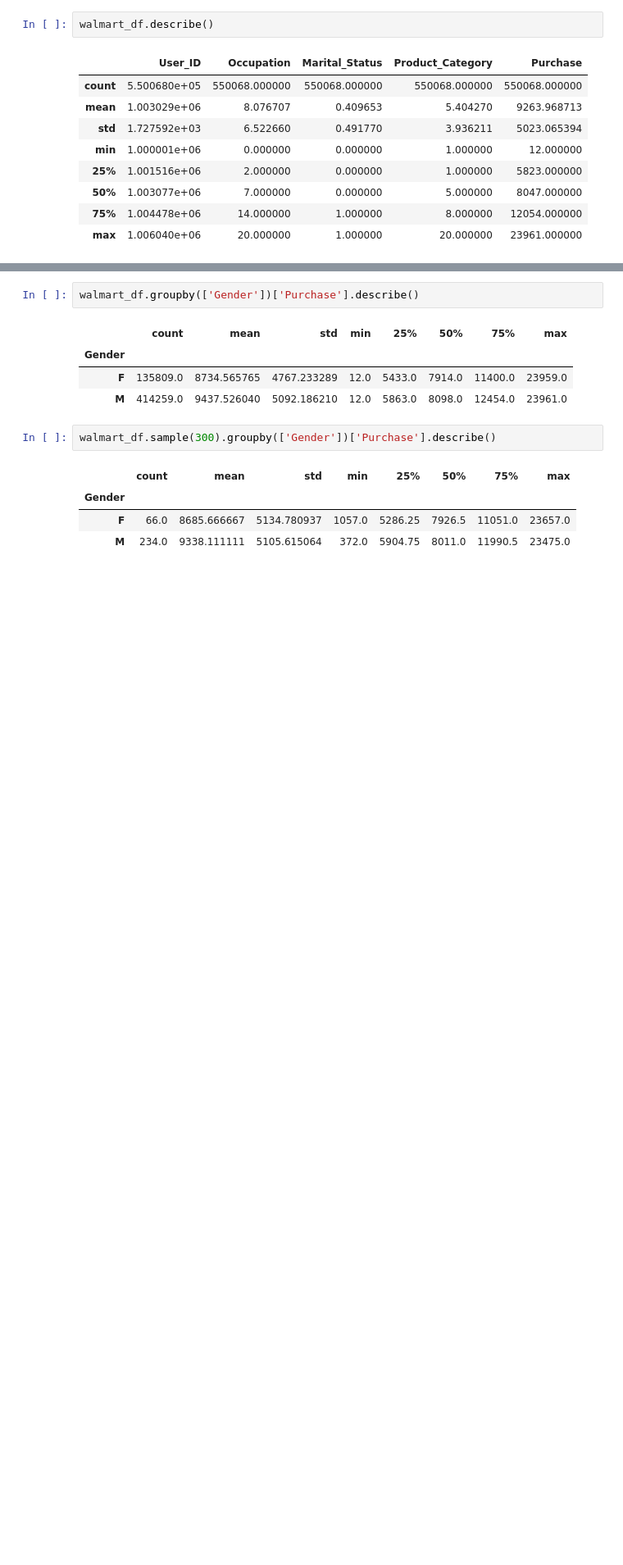
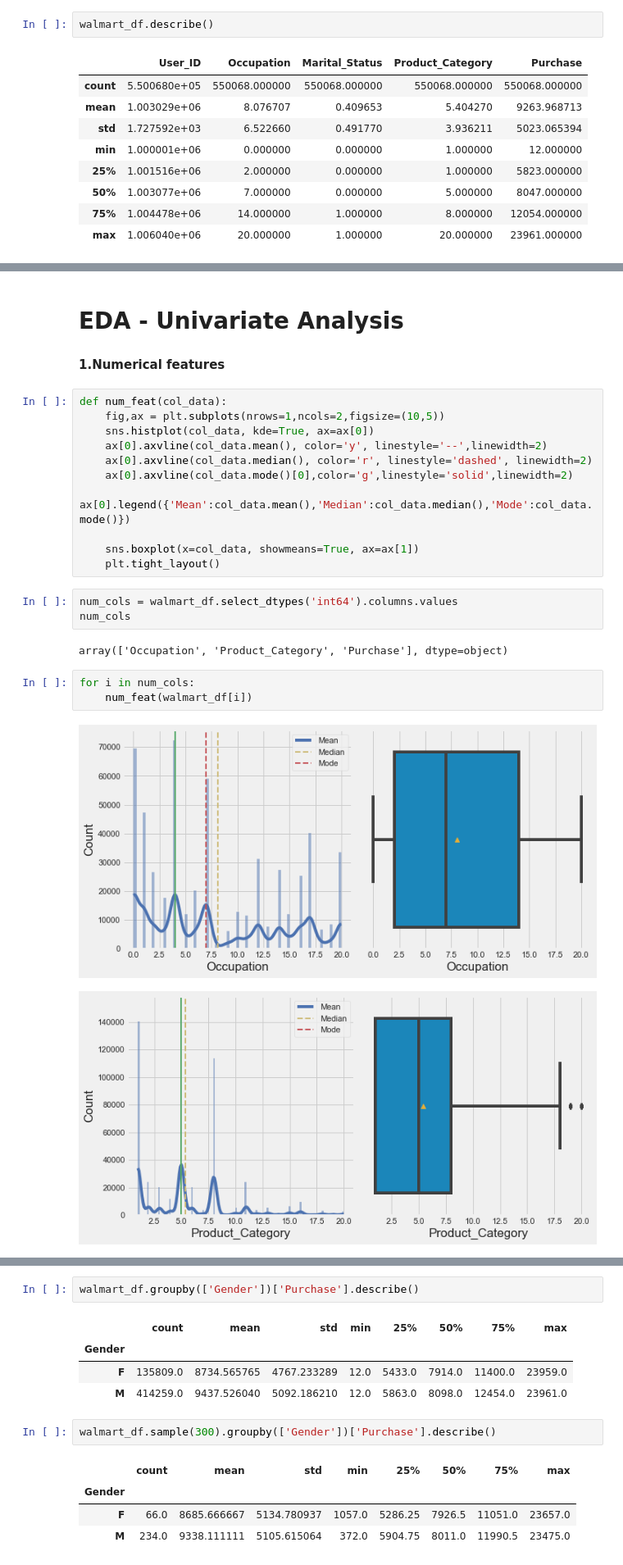
Before and after one commit to sameerudgirkar/DSML-Projects, a Jupyter notebook: Walmart Business Case Study/Walmart Business Case Study - (Confidence Interval and CLT).ipynb, the cells around one changed output, grey strips where cells are left out. Shown at 82% size. Saved outputs shown, nothing was run; the diff lists cells and outputs as text; blank space fills up the shorter version.

```diff
--- a/Walmart Business Case Study/Walmart Business Case Study - (Confidence Interval and CLT).ipynb
+++ b/Walmart Business Case Study/Walmart Business Case Study - (Confidence Interval and CLT).ipynb
@@ -178,0 +178,26 @@ sns.distplot(walmart_df['Occupation'])
+# %% [markdown]
+# EDA - Univariate Analysis
+# %% [markdown]
+**1.Numerical features**
+# %%
+def num_feat(col_data):
+    fig,ax = plt.subplots(nrows=1,ncols=2,figsize=(10,5))
+    sns.histplot(col_data, kde=True, ax=ax[0])
+    ax[0].axvline(col_data.mean(), color='y', linestyle='--',linewidth=2)
+    ax[0].axvline(col_data.median(), color='r', linestyle='dashed', linewidth=2)
+    ax[0].axvline(col_data.mode()[0],color='g',linestyle='solid',linewidth=2)
+    ax[0].legend({'Mean':col_data.mean(),'Median':col_data.median(),'Mode':col_data.mode()})
+
+    sns.boxplot(x=col_data, showmeans=True, ax=ax[1])
+    plt.tight_layout()
+# %%
+num_cols = walmart_df.select_dtypes('int64').columns.values
+num_cols
+# %% [output]
+array(['Occupation', 'Product_Category', 'Purchase'], dtype=object)
+# %%
+for i in num_cols:
+    num_feat(walmart_df[i])
+# %% [output]
+[figure, added]
+[figure, added]
```
Also changed, not shown: parts of 90 cells of this notebook, 1 other file.
